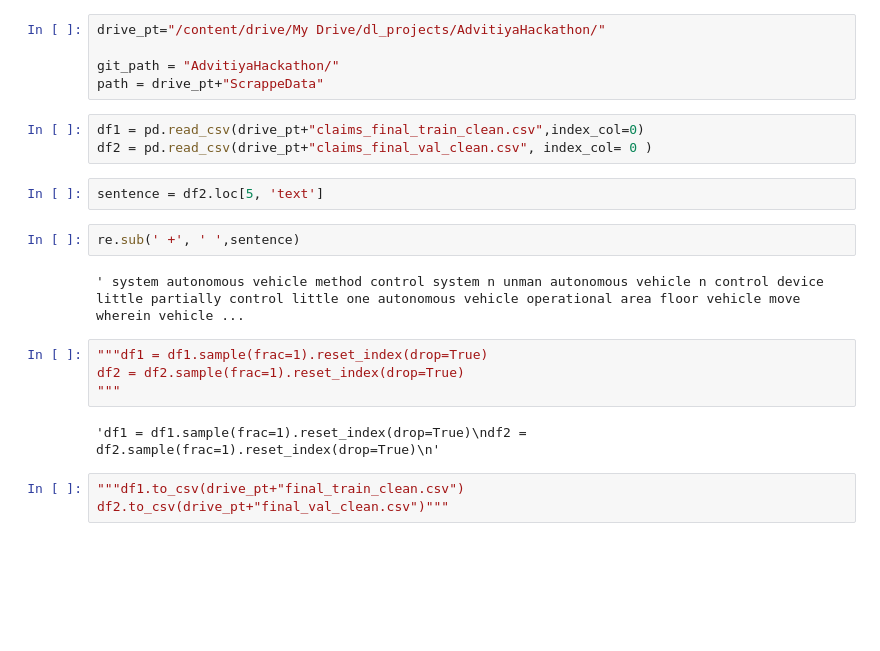
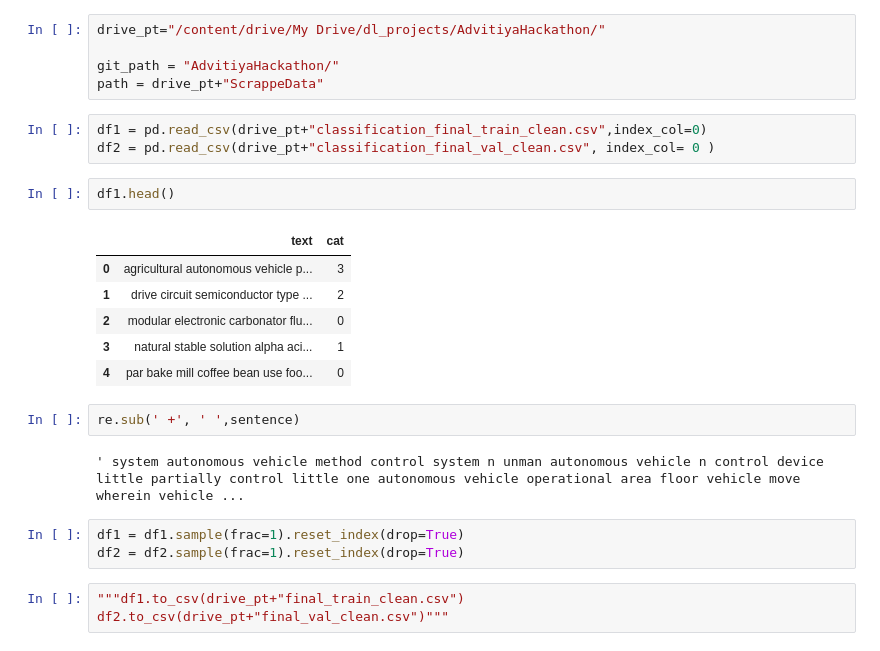
Before and after one commit to Nilanshrajput/AdvitiyaHackathon, a Jupyter notebook: BertV2_fastai.ipynb, the cells around one changed output. Cells and saved outputs as stored; diff of their text form; blank space fills up the shorter version.

```diff
--- a/BertV2_fastai.ipynb
+++ b/BertV2_fastai.ipynb
@@ -41,20 +41,24 @@ drive_pt="/content/drive/My Drive/dl_projects/AdvitiyaHackathon/"
 git_path = "AdvitiyaHackathon/"
 path = drive_pt+"ScrappeData"
 # %%
-df1 = pd.read_csv(drive_pt+"claims_final_train_clean.csv",index_col=0)
-df2 = pd.read_csv(drive_pt+"claims_final_val_clean.csv", index_col= 0 )
+df1 = pd.read_csv(drive_pt+"classification_final_train_clean.csv",index_col=0)
+df2 = pd.read_csv(drive_pt+"classification_final_val_clean.csv", index_col= 0 )
-# %%
-sentence = df2.loc[5, 'text']
+# %%
+df1.head()
+# %% [output]
+|  | text | cat |
+| 0 | agricultural autonomous vehicle p... | 3 |
+| 1 | drive circuit semiconductor type ... | 2 |
+| 2 | modular electronic carbonator flu... | 0 |
+| 3 | natural stable solution alpha aci... | 1 |
+| 4 | par bake mill coffee bean use foo... | 0 |
 # %%
 re.sub(' +', ' ',sentence)
 # %% [output]
 ' system autonomous vehicle method control system n unman autonomous vehicle n control device little partially control little one autonomous vehicle operational area floor vehicle move wherein vehicle ...
 # %%
-"""df1 = df1.sample(frac=1).reset_index(drop=True)
+df1 = df1.sample(frac=1).reset_index(drop=True)
 df2 = df2.sample(frac=1).reset_index(drop=True)
-"""
-# %% [output]
-'df1 = df1.sample(frac=1).reset_index(drop=True)\ndf2 = df2.sample(frac=1).reset_index(drop=True)\n'
 # %%
 """df1.to_csv(drive_pt+"final_train_clean.csv")
 df2.to_csv(drive_pt+"final_val_clean.csv")"""
```
Also changed, not shown: parts of 20 cells of this notebook.
